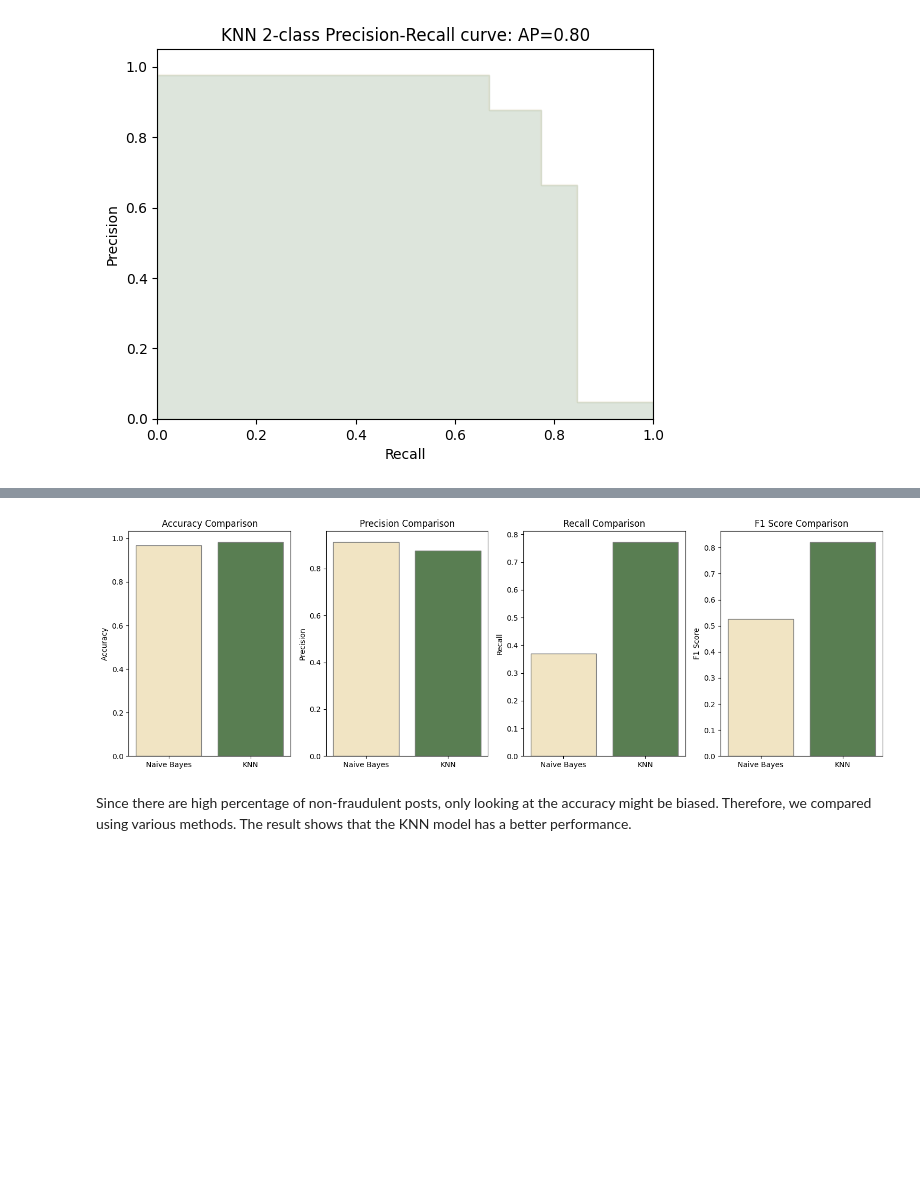
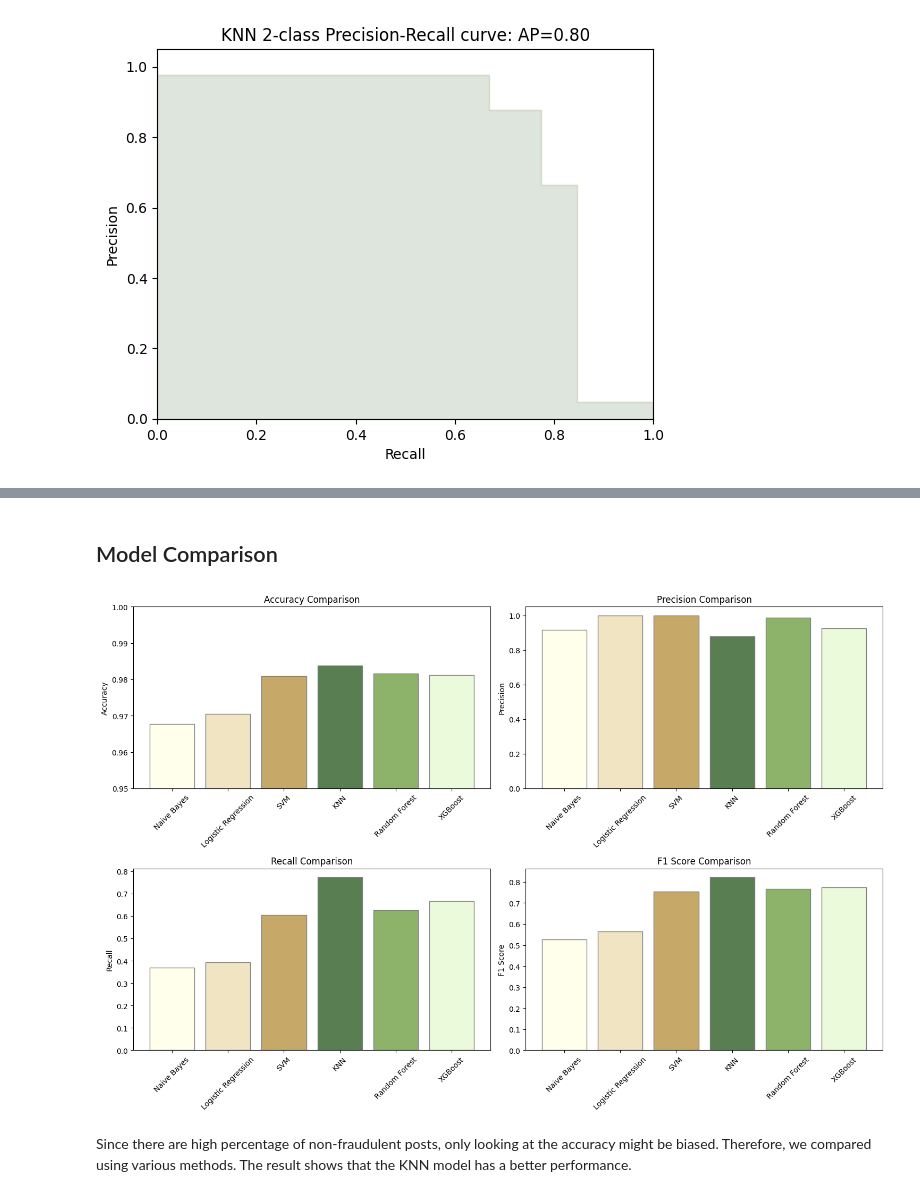
Before and after one commit to rebeccazhang199/Text_Analytics, a Jupyter notebook: final project/FinalProject_Full.ipynb, the cells around one changed output, grey strips where cells are left out. Drawn from its saved outputs; the diff is of its cells as text; code cells hidden in the pictures; blank space fills up the shorter version.

Commit message:
Add files via upload
Added more models

```diff
--- a/final project/FinalProject_Full.ipynb
+++ b/final project/FinalProject_Full.ipynb
@@ -564,0 +773,13 @@ plt.show()
+# %%
+from xgboost import XGBClassifier
+
+pipeline_XGB = Pipeline([
+    ('tfidf', TfidfVectorizer(stop_words='english')),
+    ('xgb', XGBClassifier(use_label_encoder=False, eval_metric='logloss')),  # Avoiding warning messages
+])
+
+pipeline_XGB.fit(X_train, Y_train)
+
+Y_pred_XGB = pipeline_XGB.predict(X_test)
+
+print(classification_report(Y_test, Y_pred_XGB))
@@ -564,0 +844,2 @@ plt.show()
+# %% [markdown]
+## Model Comparison
@@ -565,40 +876,35 @@ plt.show()
 # %%
-from sklearn.metrics import precision_score, recall_score, f1_score
+new_palette = ["#FFFFEC", "#F1E4C3", "#C6A969", "#597E52", "#8CB369", "#ECFADC"]
+models = ['Naive Bayes', 'Logistic Regression', 'SVM', 'KNN', 'Random Forest', 'XGBoost']
+metrics = ['Accuracy', 'Precision', 'Recall', 'F1 Score']
+values = [
+    [accuracy_NB, precision_NB, recall_NB, f1_NB],
+    [accuracy_LR, precision_LR, recall_LR, f1_LR],
+    [accuracy_SVM, precision_SVM, recall_SVM, f1_SVM],
+    [accuracy_KNN, precision_KNN, recall_KNN, f1_KNN],
+    [accuracy_RF, precision_RF, recall_RF, f1_RF],
+    [accuracy_XGB, precision_XGB, recall_XGB, f1_XGB]
+]
 
-precision_NB = precision_score(Y_test_NB, Y_pred_NB)
-recall_NB = recall_score(Y_test_NB, Y_pred_NB)
-f1_NB = f1_score(Y_test_NB, Y_pred_NB)
+fig, axes = plt.subplots(2, 2, figsize=(15, 10))
 
-precision_KNN = precision_score(Y_test_KNN, Y_pred_KNN)
-recall_KNN = recall_score(Y_test_KNN, Y_pred_KNN)
-f1_KNN = f1_score(Y_test_KNN, Y_pred_KNN)
+axes = axes.reshape(-1)
 
-model = ['Naive Bayes', 'KNN']
-accuracy = [accuracy_NB, accuracy_KNN]
-precision = [precision_NB, precision_KNN]
-recall = [recall_NB, recall_KNN]
-f1 = [f1_NB, f1_KNN]
-color = [palette[1],palette[3]]
+for i, metric in enumerate(metrics):
+    ax = axes[i]  # Access the correct subplot
+    ax.bar(np.arange(len(models)), [val[i] for val in values], color=new_palette, edgecolor='grey')
+    ax.set_xticks(np.arange(len(models)))
+    ax.set_xticklabels(models, rotation=45)
+    ax.set_ylabel(metric)
+    ax.set_title(metric + ' Comparison')
 
-models = ['Naive Bayes', 'KNN']
-metrics = ['Accuracy', 'Precision', 'Recall', 'F1 Score']
-values = [[accuracy_NB, precision_NB, recall_NB, f1_NB],
-          [accuracy_KNN, precision_KNN, recall_KNN, f1_KNN]]
-
-fig, axes = plt.subplots(1, 4, figsize=(15,5))
-
-# Plot each metric in a separate subplot
-for i in range(len(metrics)):
-    axes[i].bar(np.arange(len(models)), [val[i] for val in values], color=color, edgecolor='grey')
-    axes[i].set_xticks(np.arange(len(models)))
-    axes[i].set_xticklabels(models)
-    axes[i].set_ylabel(metrics[i])
-    axes[i].set_title(metrics[i] + ' Comparison')
+    if metric == 'Accuracy':
+        ax.set_ylim(0.95, 1)
 
 plt.tight_layout()
 plt.show()
 # %% [output]
-[figure, old version]
+[figure, new version]
 # %% [markdown]
 Since there are high percentage of non-fraudulent posts, only looking at the accuracy might be biased. Therefore, we compared using various methods. The result shows that the KNN model has a better performance.
 # %% [markdown]
```
Also changed, not shown: parts of 47 cells of this notebook.
